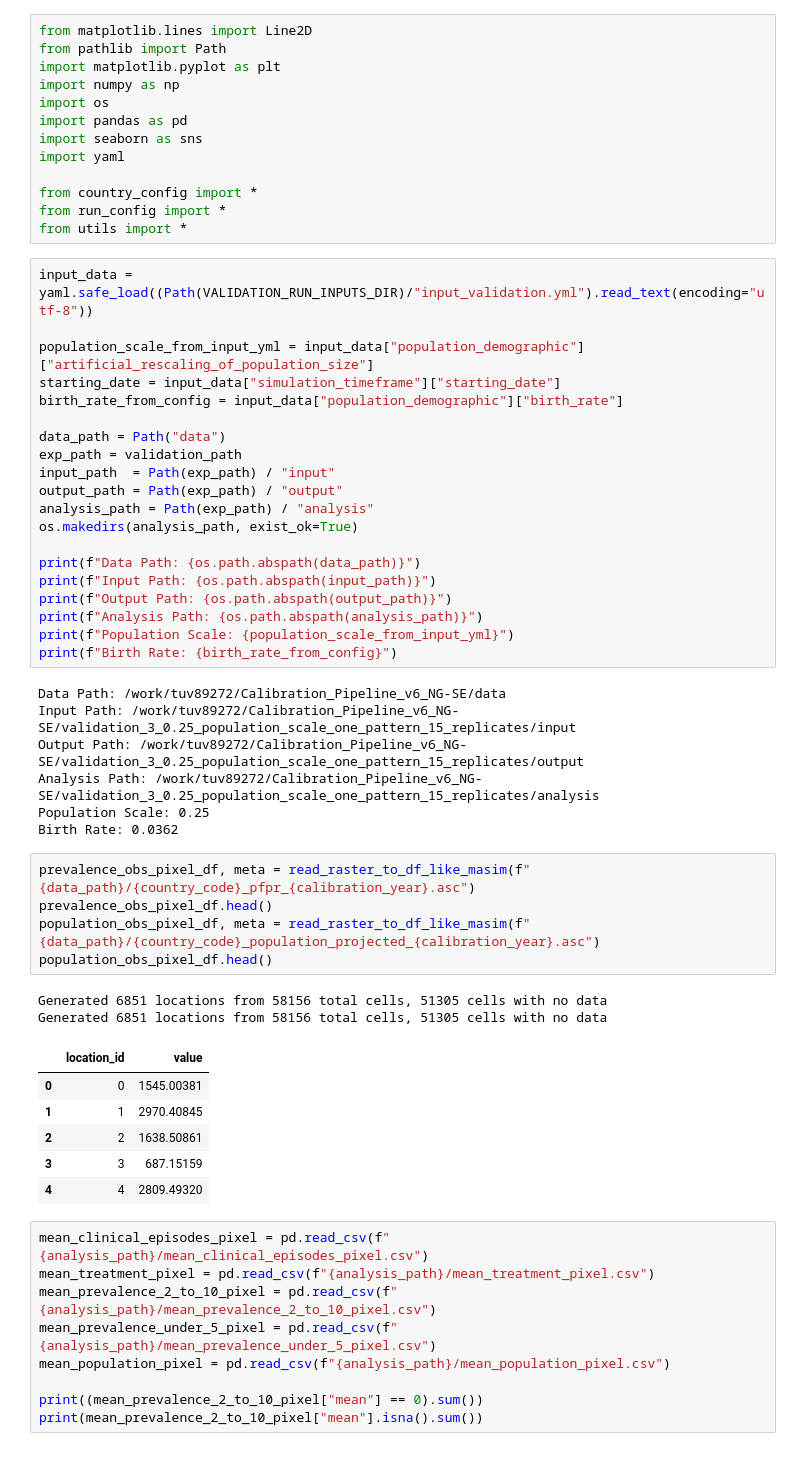
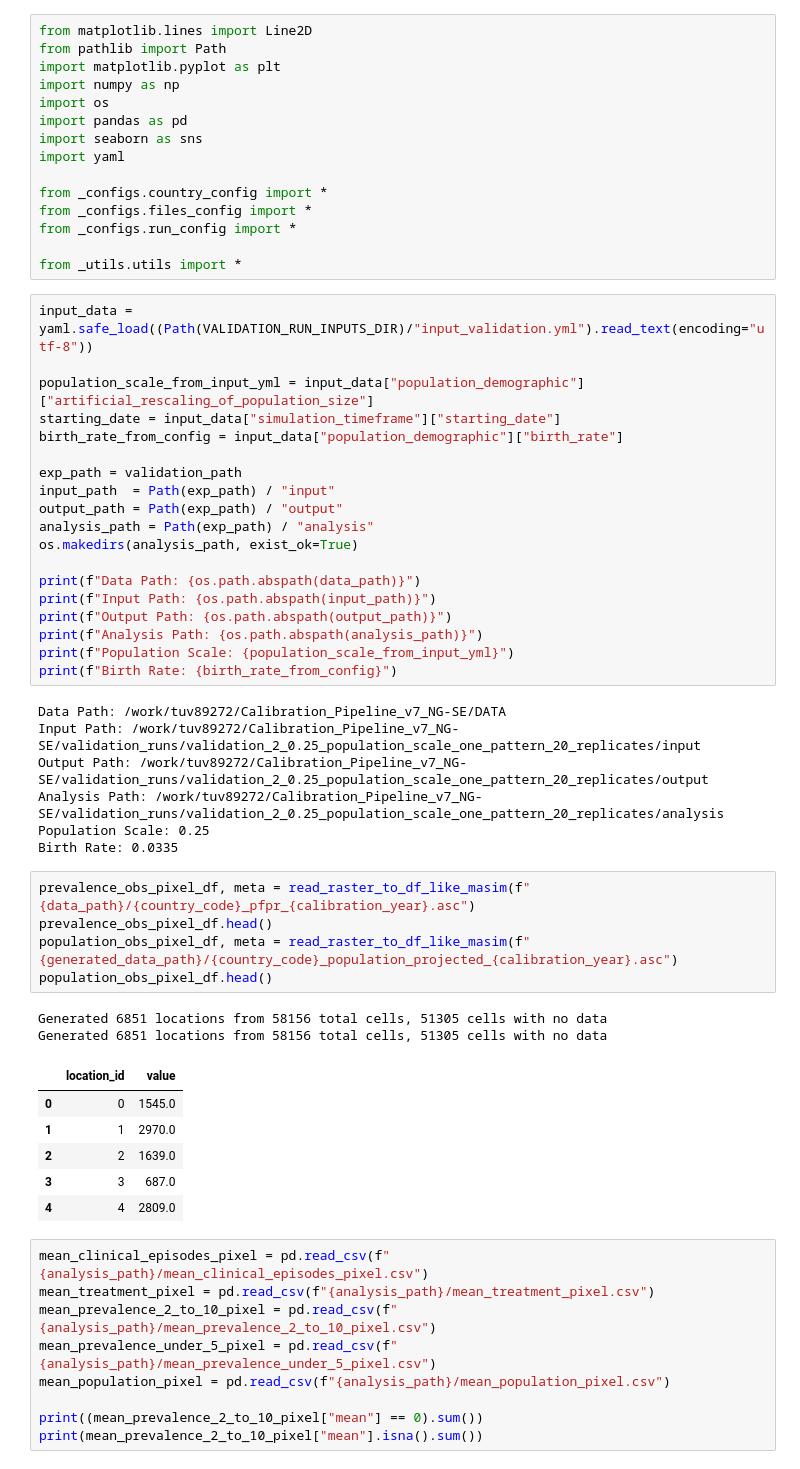
Before and after one commit to darayus-gorimaar/Calibration_Pipeline_v7_NG-SE, a Jupyter notebook: 6_validation_plot_pfpr_pop_cases_pixel_diff_pop.ipynb, the cells around one changed output. Drawn from its saved outputs; the diff is of its cells as text.

```diff
--- a/6_validation_plot_pfpr_pop_cases_pixel_diff_pop.ipynb
+++ b/6_validation_plot_pfpr_pop_cases_pixel_diff_pop.ipynb
@@ -8,9 +8,11 @@ import pandas as pd
 import seaborn as sns
 import yaml
 
-from country_config import *
-from run_config import *
-from utils import *
+from _configs.country_config import *
+from _configs.files_config import *
+from _configs.run_config import *
+
+from _utils.utils import *
 # %%
 input_data = yaml.safe_load((Path(VALIDATION_RUN_INPUTS_DIR)/"input_validation.yml").read_text(encoding="utf-8"))
 
@@ -18,7 +20,6 @@ population_scale_from_input_yml = input_data["population_demographic"]["artifici
 starting_date = input_data["simulation_timeframe"]["starting_date"]
 birth_rate_from_config = input_data["population_demographic"]["birth_rate"]
 
-data_path = Path("data")
 exp_path = validation_path
 input_path  = Path(exp_path) / "input"
 output_path = Path(exp_path) / "output"
@@ -32,26 +33,26 @@ print(f"Analysis Path: {os.path.abspath(analysis_path)}")
 print(f"Population Scale: {population_scale_from_input_yml}")
 print(f"Birth Rate: {birth_rate_from_config}")
 # %% [output]
-Data Path: /work/tuv89272/Calibration_Pipeline_v6_NG-SE/data
-Input Path: /work/tuv89272/Calibration_Pipeline_v6_NG-SE/validation_3_0.25_population_scale_one_pattern_15_replicates/input
-Output Path: /work/tuv89272/Calibration_Pipeline_v6_NG-SE/validation_3_0.25_population_scale_one_pattern_15_replicates/output
-Analysis Path: /work/tuv89272/Calibration_Pipeline_v6_NG-SE/validation_3_0.25_population_scale_one_pattern_15_replicates/analysis
+Data Path: /work/tuv89272/Calibration_Pipeline_v7_NG-SE/DATA
+Input Path: /work/tuv89272/Calibration_Pipeline_v7_NG-SE/validation_runs/validation_2_0.25_population_scale_one_pattern_20_replicates/input
+Output Path: /work/tuv89272/Calibration_Pipeline_v7_NG-SE/validation_runs/validation_2_0.25_population_scale_one_pattern_20_replicates/output
+Analysis Path: /work/tuv89272/Calibration_Pipeline_v7_NG-SE/validation_runs/validation_2_0.25_population_scale_one_pattern_20_replicates/analysis
 Population Scale: 0.25
-Birth Rate: 0.0362
+Birth Rate: 0.0335
 # %%
 prevalence_obs_pixel_df, meta = read_raster_to_df_like_masim(f"{data_path}/{country_code}_pfpr_{calibration_year}.asc")
 prevalence_obs_pixel_df.head()
-population_obs_pixel_df, meta = read_raster_to_df_like_masim(f"{data_path}/{country_code}_population_projected_{calibration_year}.asc")
+population_obs_pixel_df, meta = read_raster_to_df_like_masim(f"{generated_data_path}/{country_code}_population_projected_{calibration_year}.asc")
 population_obs_pixel_df.head()
 # %% [output]
 Generated 6851 locations from 58156 total cells, 51305 cells with no data
 Generated 6851 locations from 58156 total cells, 51305 cells with no data
 |  | location_id | value |
-| 0 | 0 | 1545.00381 |
-| 1 | 1 | 2970.40845 |
-| 2 | 2 | 1638.50861 |
-| 3 | 3 | 687.15159 |
-| 4 | 4 | 2809.49320 |
+| 0 | 0 | 1545.0 |
+| 1 | 1 | 2970.0 |
+| 2 | 2 | 1639.0 |
+| 3 | 3 | 687.0 |
+| 4 | 4 | 2809.0 |
 # %%
 mean_clinical_episodes_pixel = pd.read_csv(f"{analysis_path}/mean_clinical_episodes_pixel.csv")
 mean_treatment_pixel = pd.read_csv(f"{analysis_path}/mean_treatment_pixel.csv")
```
Also changed, not shown: parts of 9 cells of this notebook, 40 other files.
